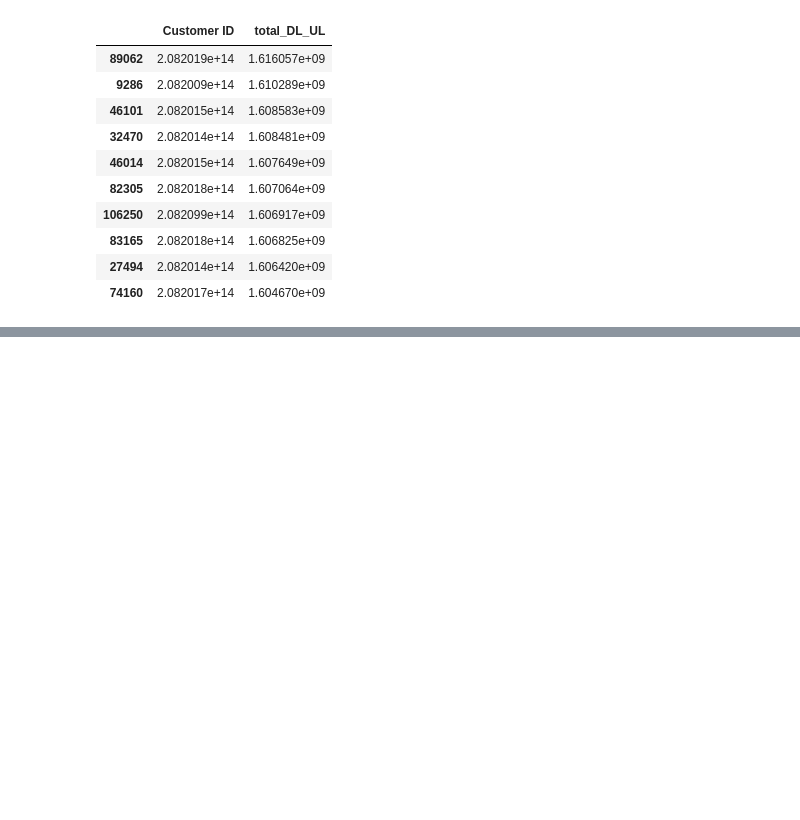
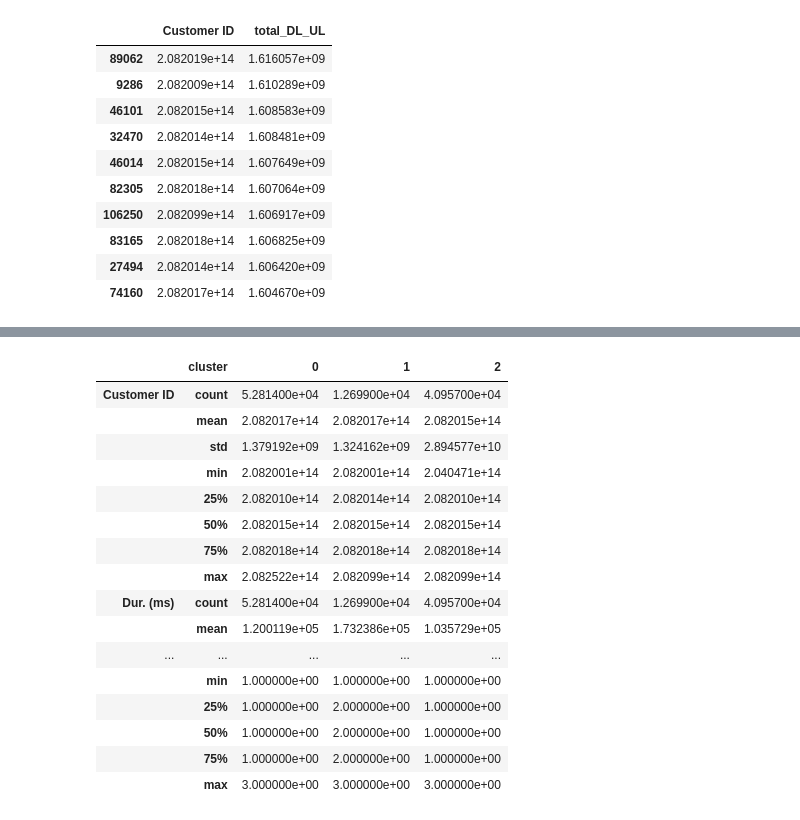
Before and after one commit to maxi1571/Telecommunication-User-Analytics, a Jupyter notebook: notebooks/data_analysis.ipynb, the cells around one changed output, grey strips where cells are left out. Saved outputs shown, nothing was run; the diff lists cells and outputs as text; code cells hidden in the pictures; blank space fills up the shorter version.

```diff
--- a/notebooks/data_analysis.ipynb
+++ b/notebooks/data_analysis.ipynb
@@ -655,0 +687,5 @@ df_segm = new[['Customer ID','Dur. (ms)', 'total_DL_UL','number of sessions']]
+# %%
+# k means
+kmeans = KMeans(n_clusters=3, random_state=0)
+df_segm['cluster'] = kmeans.fit_predict(df_segm[['number of sessions', 'Dur. (ms)','total_DL_UL']])
+df_segm.head()
@@ -655,0 +704,20 @@ df_segm = new[['Customer ID','Dur. (ms)', 'total_DL_UL','number of sessions']]
+# %%
+df_segm.groupby(['cluster']).describe().transpose()
+# %% [output]
+|  | cluster | 0 | 1 | 2 |
+| Customer ID | count | 5.281400e+04 | 1.269900e+04 | 4.095700e+04 |
+|  | mean | 2.082017e+14 | 2.082017e+14 | 2.082015e+14 |
+|  | std | 1.379192e+09 | 1.324162e+09 | 2.894577e+10 |
+|  | min | 2.082001e+14 | 2.082001e+14 | 2.040471e+14 |
+|  | 25% | 2.082010e+14 | 2.082014e+14 | 2.082010e+14 |
+|  | 50% | 2.082015e+14 | 2.082015e+14 | 2.082015e+14 |
+|  | 75% | 2.082018e+14 | 2.082018e+14 | 2.082018e+14 |
+|  | max | 2.082522e+14 | 2.082099e+14 | 2.082099e+14 |
+| Dur. (ms) | count | 5.281400e+04 | 1.269900e+04 | 4.095700e+04 |
+|  | mean | 1.200119e+05 | 1.732386e+05 | 1.035729e+05 |
+| ... | ... | ... | ... | ... |
+|  | min | 1.000000e+00 | 1.000000e+00 | 1.000000e+00 |
+|  | 25% | 1.000000e+00 | 2.000000e+00 | 1.000000e+00 |
+|  | 50% | 1.000000e+00 | 2.000000e+00 | 1.000000e+00 |
+|  | 75% | 1.000000e+00 | 2.000000e+00 | 1.000000e+00 |
+|  | max | 3.000000e+00 | 3.000000e+00 | 3.000000e+00 |
```
Also changed, not shown: parts of 22 cells of this notebook.
